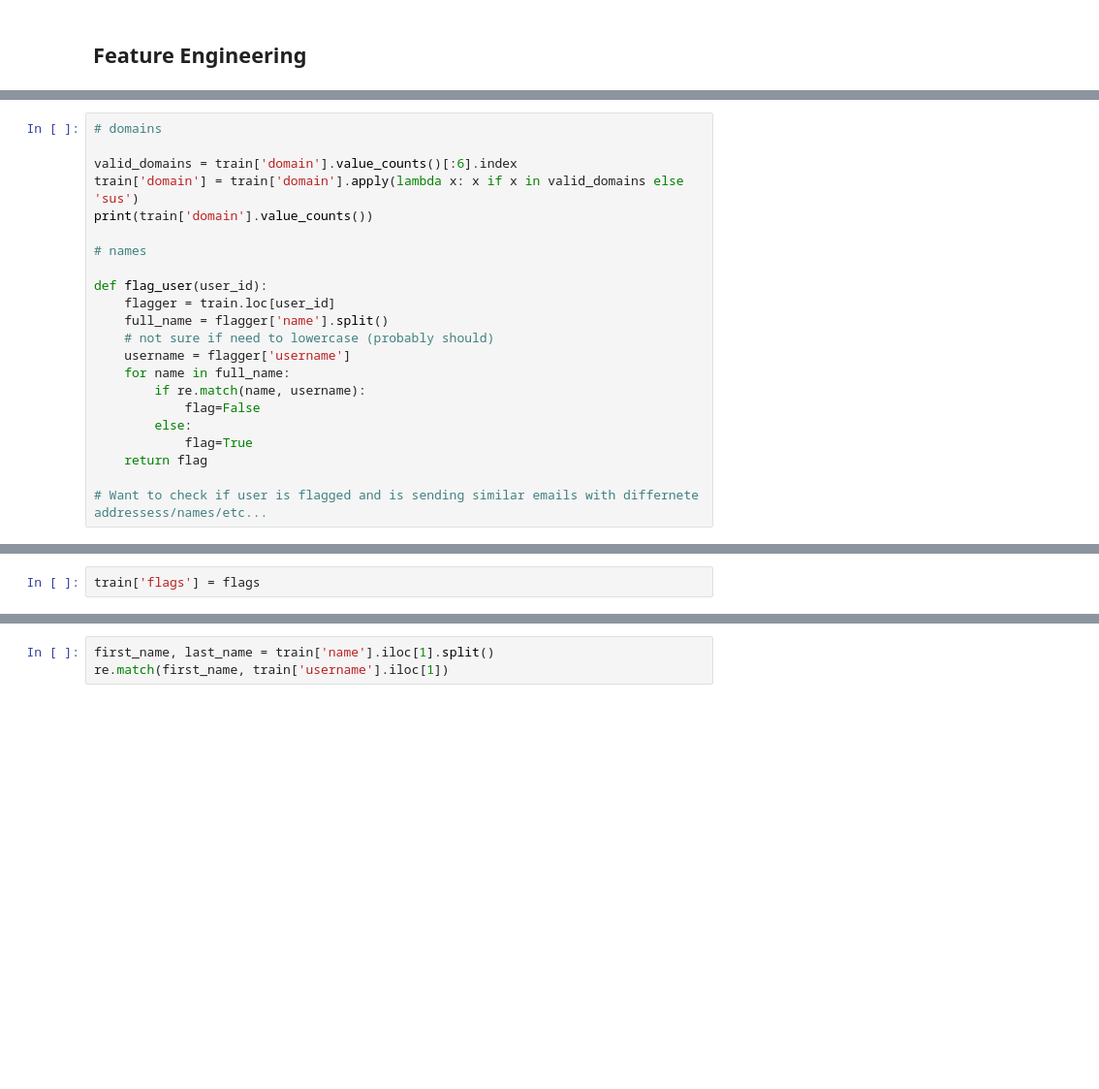
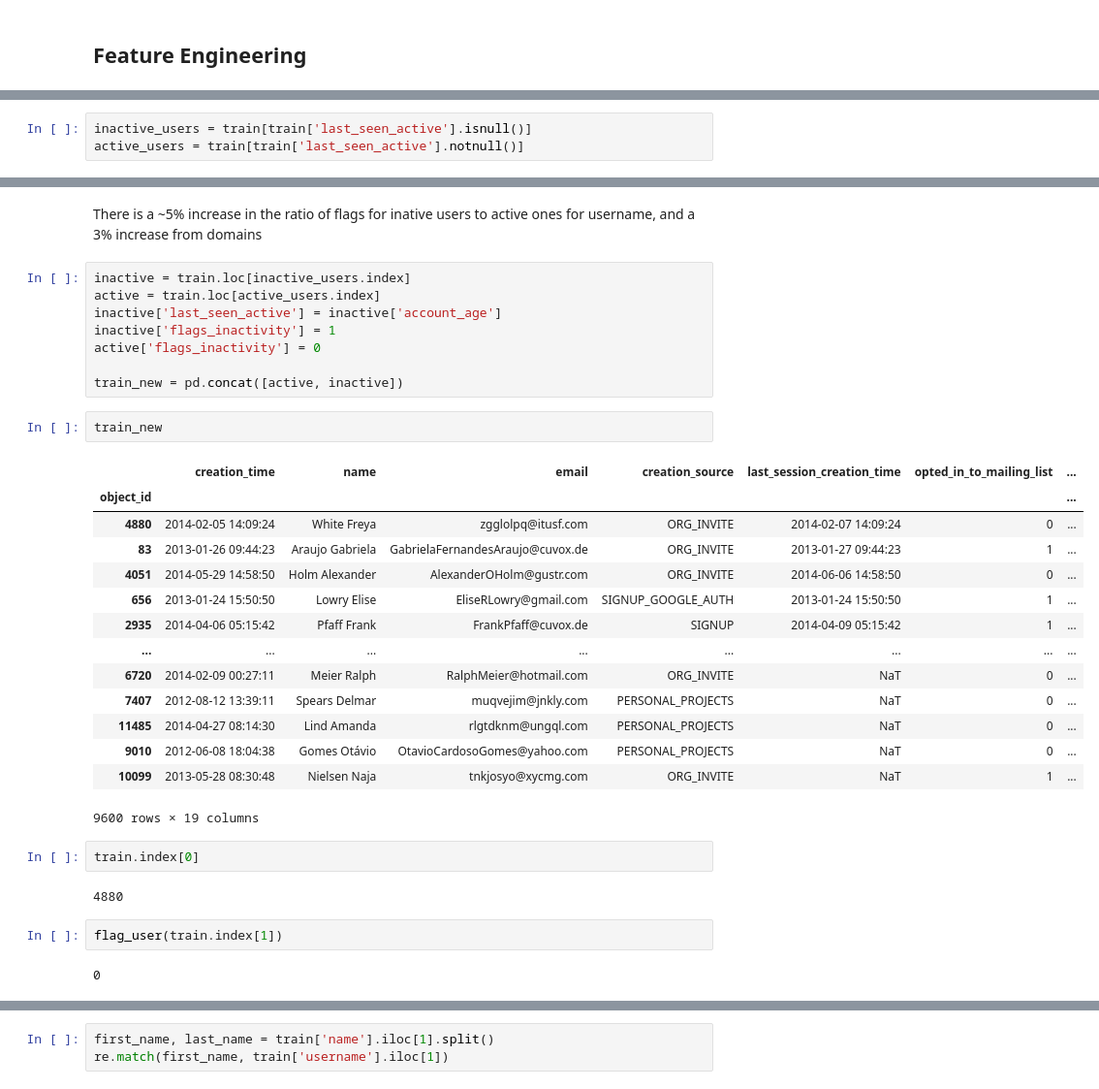
Before and after one commit to Pooret/Springboard, a Jupyter notebook: relax/relax.ipynb, the cells around one changed output, grey strips where cells are left out. Shown at 97% size. Cells and saved outputs as stored; diff of their text form; blank space fills up the shorter version.

```diff
--- a/relax/relax.ipynb
+++ b/relax/relax.ipynb
@@ -356,22 +349,0 @@ train['extention'] = extension
-# %%
-# domains
-
-valid_domains = train['domain'].value_counts()[:6].index
-train['domain'] = train['domain'].apply(lambda x: x if x in valid_domains else 'sus')
-print(train['domain'].value_counts())
-
-# names
-
-def flag_user(user_id):
-    flagger = train.loc[user_id]
-    full_name = flagger['name'].split()
-    # not sure if need to lowercase (probably should)
-    username = flagger['username']
-    for name in full_name:
-        if re.match(name, username):
-            flag=False
-        else:
-            flag=True
-    return flag
-
-# Want to check if user is flagged and is sending similar emails with differnete addressess/names/etc...
@@ -400,2 +349,0 @@ for user_id in train.index:
-# %%
-train['flags'] = flags
@@ -401,0 +391,3 @@ train['flags'] = flags
+# %%
+inactive_users = train[train['last_seen_active'].isnull()]
+active_users = train[train['last_seen_active'].notnull()]
@@ -401,0 +410,35 @@ train['flags'] = flags
+# %% [markdown]
+There is a ~5% increase in the ratio of flags for inative users to active ones for username, and a 3% increase from domains
+# %%
+inactive = train.loc[inactive_users.index]
+active = train.loc[active_users.index]
+inactive['last_seen_active'] = inactive['account_age']
+inactive['flags_inactivity'] = 1
+active['flags_inactivity'] = 0
+
+train_new = pd.concat([active, inactive])
+# %%
+train_new
+# %% [output]
+|  | creation_time | name | email | creation_source | last_session_creation_time | opted_in_to_mailing_list | ... |
+| object_id |  |  |  |  |  |  | ... |
+| 4880 | 2014-02-05 14:09:24 | White Freya | zgglolpq@itusf.com | ORG_INVITE | 2014-02-07 14:09:24 | 0 | ... |
+| 83 | 2013-01-26 09:44:23 | Araujo Gabriela | GabrielaFernandesAraujo@cuvox.de | ORG_INVITE | 2013-01-27 09:44:23 | 1 | ... |
+| 4051 | 2014-05-29 14:58:50 | Holm Alexander | AlexanderOHolm@gustr.com | ORG_INVITE | 2014-06-06 14:58:50 | 0 | ... |
+| 656 | 2013-01-24 15:50:50 | Lowry Elise | EliseRLowry@gmail.com | SIGNUP_GOOGLE_AUTH | 2013-01-24 15:50:50 | 1 | ... |
+| 2935 | 2014-04-06 05:15:42 | Pfaff Frank | FrankPfaff@cuvox.de | SIGNUP | 2014-04-09 05:15:42 | 1 | ... |
+| ... | ... | ... | ... | ... | ... | ... | ... |
+| 6720 | 2014-02-09 00:27:11 | Meier Ralph | RalphMeier@hotmail.com | ORG_INVITE | NaT | 0 | ... |
+| 7407 | 2012-08-12 13:39:11 | Spears Delmar | muqvejim@jnkly.com | PERSONAL_PROJECTS | NaT | 0 | ... |
+| 11485 | 2014-04-27 08:14:30 | Lind Amanda | rlgtdknm@ungql.com | PERSONAL_PROJECTS | NaT | 0 | ... |
+| 9010 | 2012-06-08 18:04:38 | Gomes Otávio | OtavioCardosoGomes@yahoo.com | PERSONAL_PROJECTS | NaT | 0 | ... |
+| 10099 | 2013-05-28 08:30:48 | Nielsen Naja | tnkjosyo@xycmg.com | ORG_INVITE | NaT | 1 | ... |
+9600 rows × 19 columns
+# %%
+train.index[0]
+# %% [output]
+4880
+# %%
+flag_user(train.index[1])
+# %% [output]
+0
```
Also changed, not shown: parts of 31 cells of this notebook.
